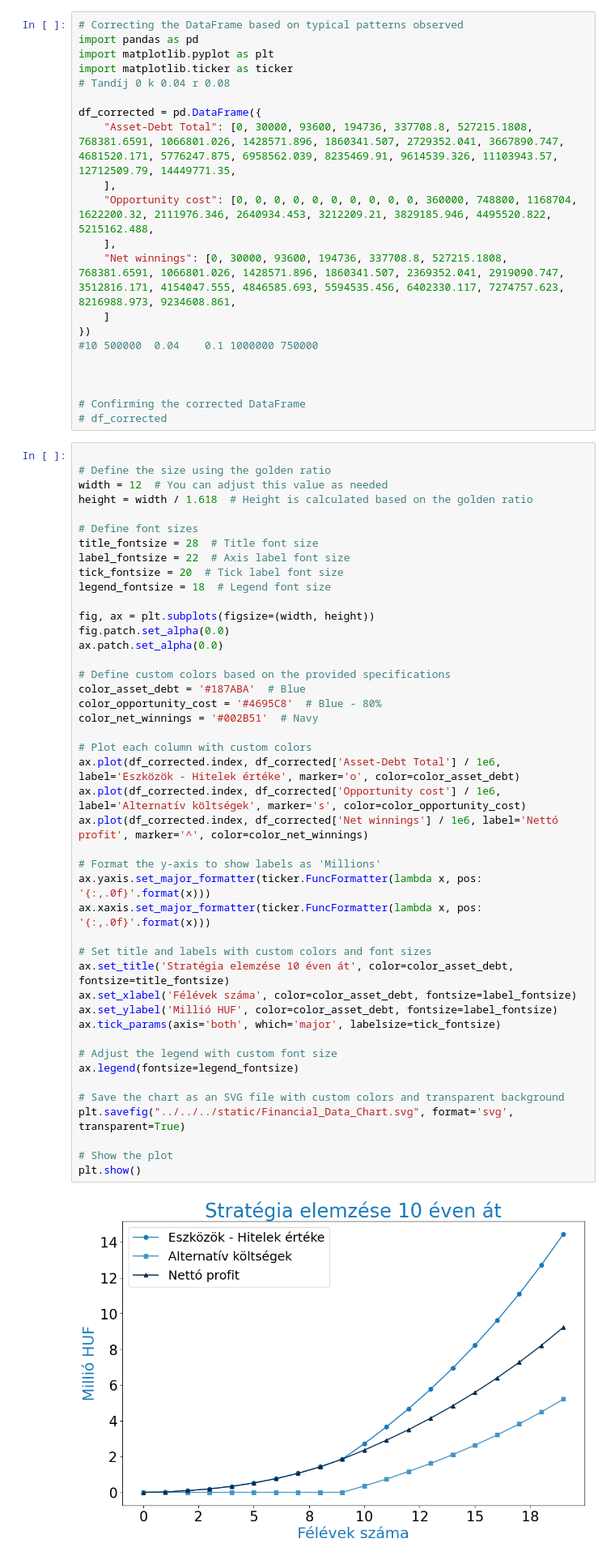
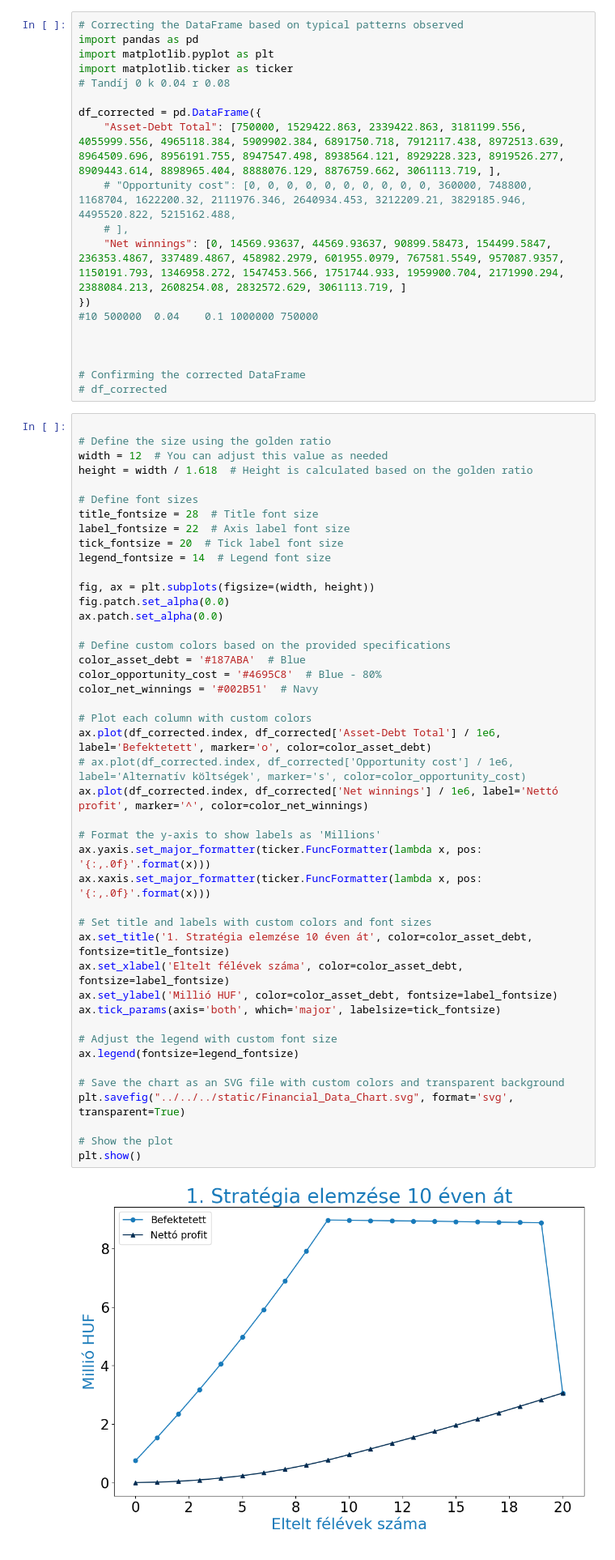
Before and after one commit to hakatiki/ETI-blog, a Jupyter notebook: content/blog/DH/notebook.ipynb, the cells around one changed output. Shown: that part at 81% size. Saved outputs shown, nothing was run; the diff lists cells and outputs as text.

```diff
--- a/content/blog/DH/notebook.ipynb
+++ b/content/blog/DH/notebook.ipynb
@@ -6,12 +6,10 @@ import matplotlib.ticker as ticker
 # Tandíj 0 k 0.04 r 0.08
 
 df_corrected = pd.DataFrame({
-    "Asset-Debt Total": [0, 30000, 93600, 194736, 337708.8, 527215.1808, 768381.6591, 1066801.026, 1428571.896, 1860341.507, 2729352.041, 3667890.747, 4681520.171, 5776247.875, 6958562.039, 8235469.91, 9614539.326, 11103943.57, 12712509.79, 14449771.35,
-    ],
-    "Opportunity cost": [0, 0, 0, 0, 0, 0, 0, 0, 0, 0, 360000, 748800, 1168704, 1622200.32, 2111976.346, 2640934.453, 3212209.21, 3829185.946, 4495520.822, 5215162.488,
-    ],
-    "Net winnings": [0, 30000, 93600, 194736, 337708.8, 527215.1808, 768381.6591, 1066801.026, 1428571.896, 1860341.507, 2369352.041, 2919090.747, 3512816.171, 4154047.555, 4846585.693, 5594535.456, 6402330.117, 7274757.623, 8216988.973, 9234608.861,
-    ]
+    "Asset-Debt Total": [750000, 1529422.863, 2339422.863, 3181199.556, 4055999.556, 4965118.384, 5909902.384, 6891750.718, 7912117.438, 8972513.639, 8964509.696, 8956191.755, 8947547.498, 8938564.121, 8929228.323, 8919526.277, 8909443.614, 8898965.404, 8888076.129, 8876759.662, 3061113.719, ],
+    # "Opportunity cost": [0, 0, 0, 0, 0, 0, 0, 0, 0, 0, 360000, 748800, 1168704, 1622200.32, 2111976.346, 2640934.453, 3212209.21, 3829185.946, 4495520.822, 5215162.488,
+    # ],
+    "Net winnings": [0, 14569.93637, 44569.93637, 90899.58473, 154499.5847, 236353.4867, 337489.4867, 458982.2979, 601955.0979, 767581.5549, 957087.9357, 1150191.793, 1346958.272, 1547453.566, 1751744.933, 1959900.704, 2171990.294, 2388084.213, 2608254.08, 2832572.629, 3061113.719, ]
 })
 #10	500000	0.04	0.1	1000000	750000
 
@@ -29,41 +27,41 @@ height = width / 1.618  # Height is calculated based on the golden ratio
 title_fontsize = 28  # Title font size
 label_fontsize = 22  # Axis label font size
 tick_fontsize = 20  # Tick label font size
-legend_fontsize = 18  # Legend font size
+legend_fontsize = 14  # Legend font size
 
 fig, ax = plt.subplots(figsize=(width, height))
 fig.patch.set_alpha(0.0)
 ax.patch.set_alpha(0.0)
 
 # Define custom colors based on the provided specifications
 color_asset_debt = '#187ABA'  # Blue
 color_opportunity_cost = '#4695C8'  # Blue - 80%
 color_net_winnings = '#002B51'  # Navy
 
 # Plot each column with custom colors
-ax.plot(df_corrected.index, df_corrected['Asset-Debt Total'] / 1e6, label='Eszközök - Hitelek értéke', marker='o', color=color_asset_debt)
-ax.plot(df_corrected.index, df_corrected['Opportunity cost'] / 1e6, label='Alternatív költségek', marker='s', color=color_opportunity_cost)
+ax.plot(df_corrected.index, df_corrected['Asset-Debt Total'] / 1e6, label='Befektetett', marker='o', color=color_asset_debt)
+# ax.plot(df_corrected.index, df_corrected['Opportunity cost'] / 1e6, label='Alternatív költségek', marker='s', color=color_opportunity_cost)
 ax.plot(df_corrected.index, df_corrected['Net winnings'] / 1e6, label='Nettó profit', marker='^', color=color_net_winnings)
 
 # Format the y-axis to show labels as 'Millions'
 ax.yaxis.set_major_formatter(ticker.FuncFormatter(lambda x, pos: '{:,.0f}'.format(x)))
 ax.xaxis.set_major_formatter(ticker.FuncFormatter(lambda x, pos: '{:,.0f}'.format(x)))
 
 # Set title and labels with custom colors and font sizes
-ax.set_title('Stratégia elemzése 10 éven át', color=color_asset_debt, fontsize=title_fontsize)
-ax.set_xlabel('Félévek száma', color=color_asset_debt, fontsize=label_fontsize)
+ax.set_title('1. Stratégia elemzése 10 éven át', color=color_asset_debt, fontsize=title_fontsize)
+ax.set_xlabel('Eltelt félévek száma', color=color_asset_debt, fontsize=label_fontsize)
 ax.set_ylabel('Millió HUF', color=color_asset_debt, fontsize=label_fontsize)
 ax.tick_params(axis='both', which='major', labelsize=tick_fontsize)
 
 # Adjust the legend with custom font size
 ax.legend(fontsize=legend_fontsize)
 
 # Save the chart as an SVG file with custom colors and transparent background
 plt.savefig("../../../static/Financial_Data_Chart.svg", format='svg', transparent=True)
 
 # Show the plot
 plt.show()
 # %% [output]
-[figure, old version]
+[figure, new version]
 # %%
 df_corrected = pd.DataFrame({
```
Also changed, not shown: parts of 1 cell of this notebook, 3 other files.
